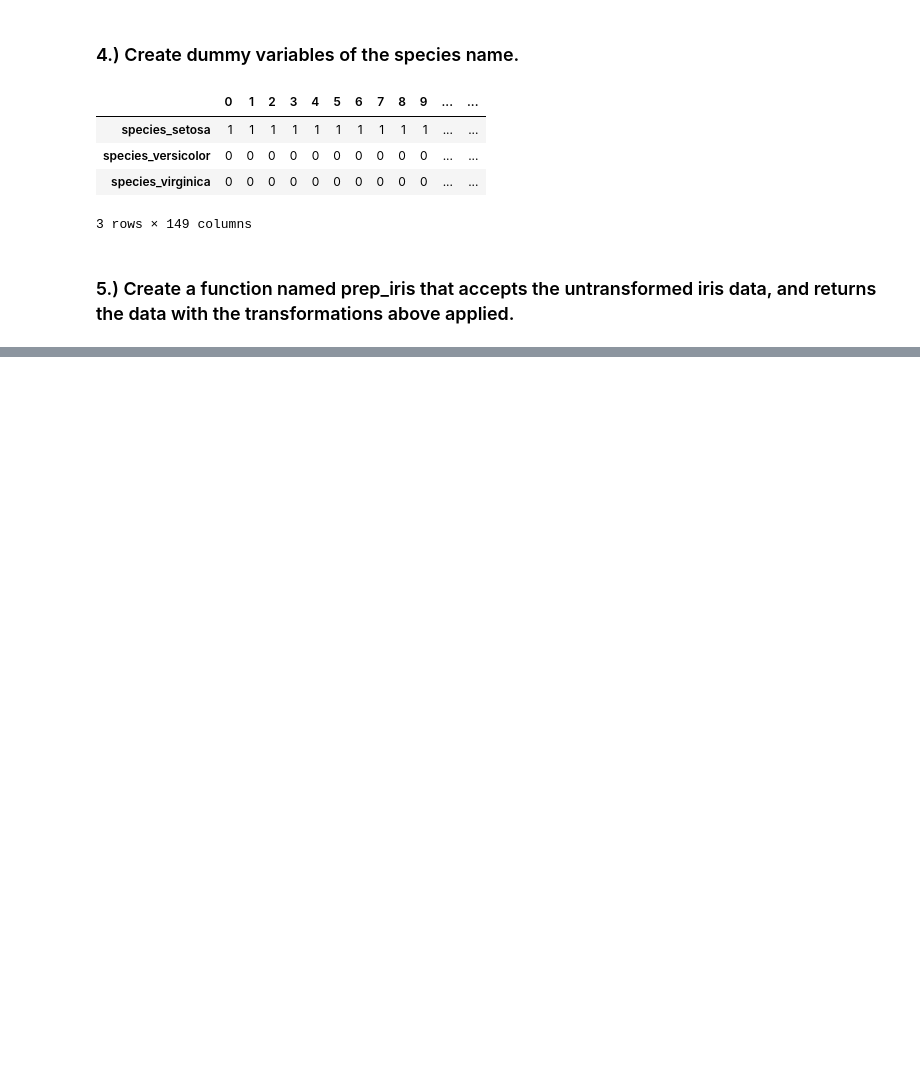
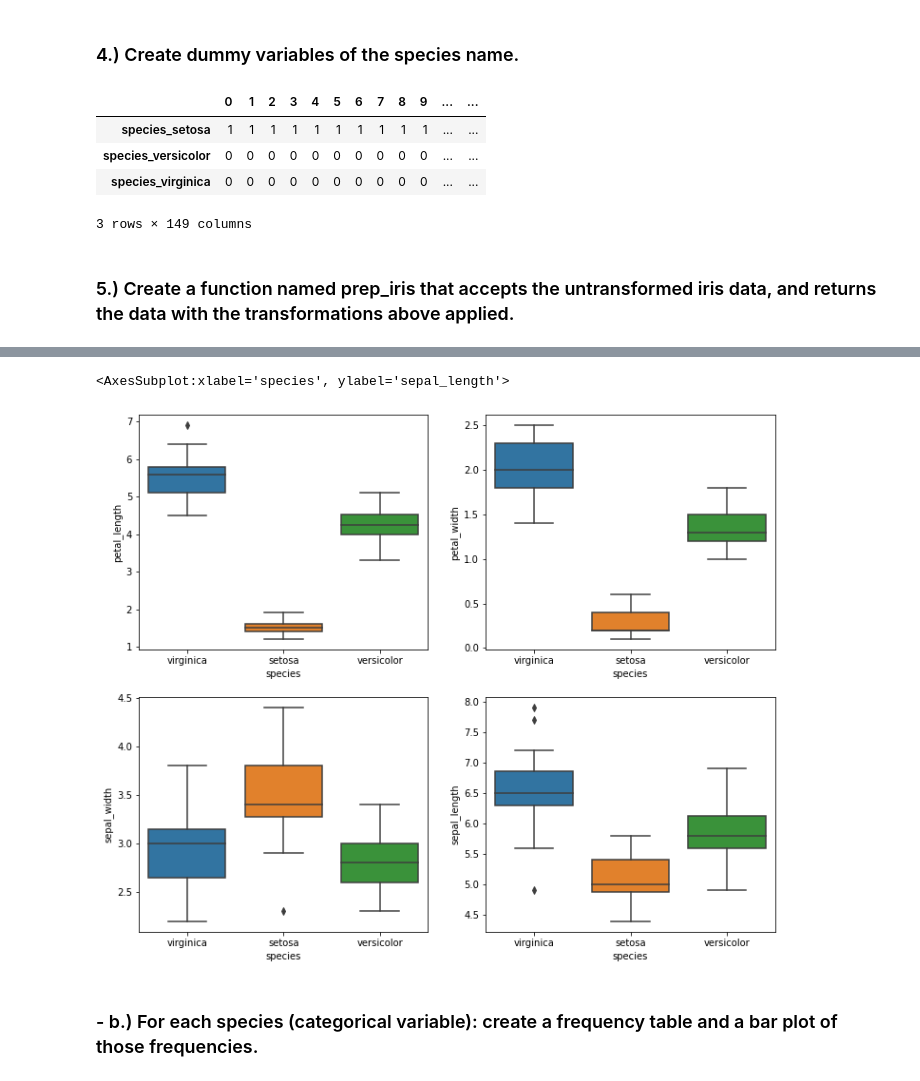
Before and after one commit to RobLMurphy92/classification-exercises, a Jupyter notebook: classification_exercises.ipynb, the cells around one changed output, grey strips where cells are left out. Drawn from its saved outputs; the diff is of its cells as text; code cells hidden in the pictures; blank space fills up the shorter version.

```diff
--- a/classification_exercises.ipynb
+++ b/classification_exercises.ipynb
@@ -455,0 +747,13 @@ def prep_iris(df):
+# %%
+#boxplot for train (20, 80), we are looking at the 80
+fig, ax = plt.subplots(2,2, figsize = (12,10))
+
+sns.boxplot(data = train, x = 'species',y = 'petal_length',ax = ax[0,0])
+sns.boxplot(data = train, x = 'species',y = 'petal_width',ax = ax[0,1])
+sns.boxplot(data = train, x = 'species',y = 'sepal_width', ax = ax[1,0])
+sns.boxplot(data = train, x = 'species',y = 'sepal_length',ax = ax[1,1])
+# %% [output]
+<AxesSubplot:xlabel='species', ylabel='sepal_length'>
+[figure, added]
+# %% [markdown]
+### - b.) For each species (categorical variable): create a frequency table and a bar plot of those frequencies.
```
Also changed, not shown: parts of 65 cells of this notebook.
